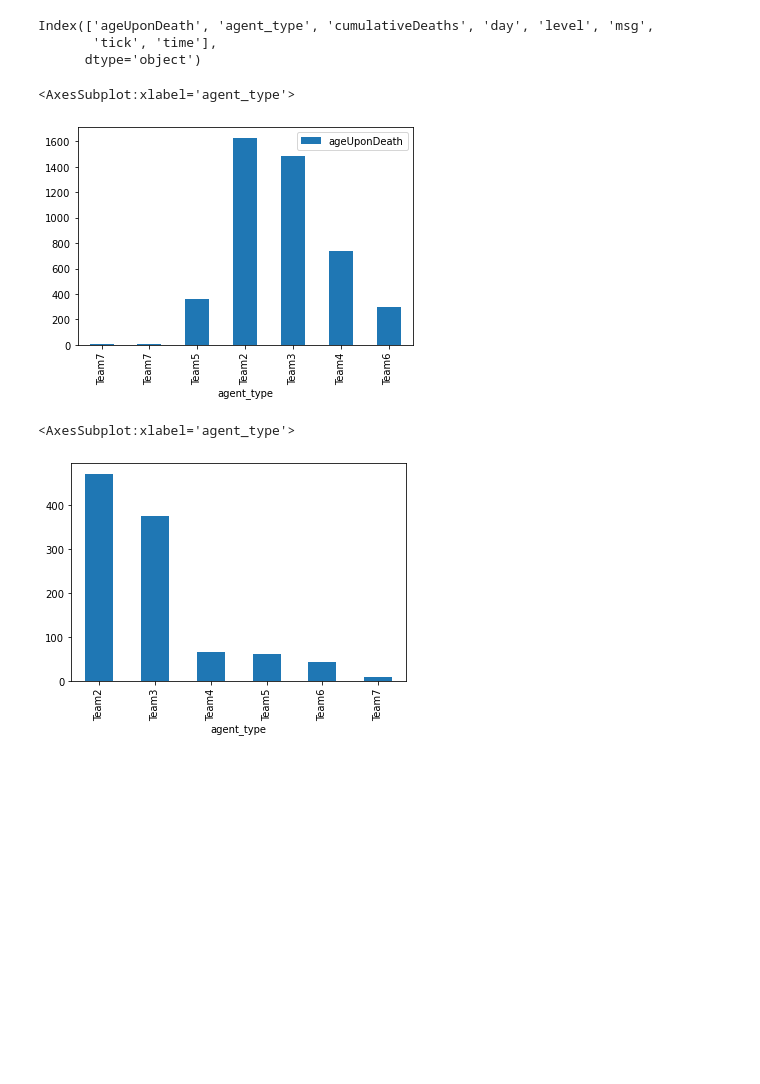
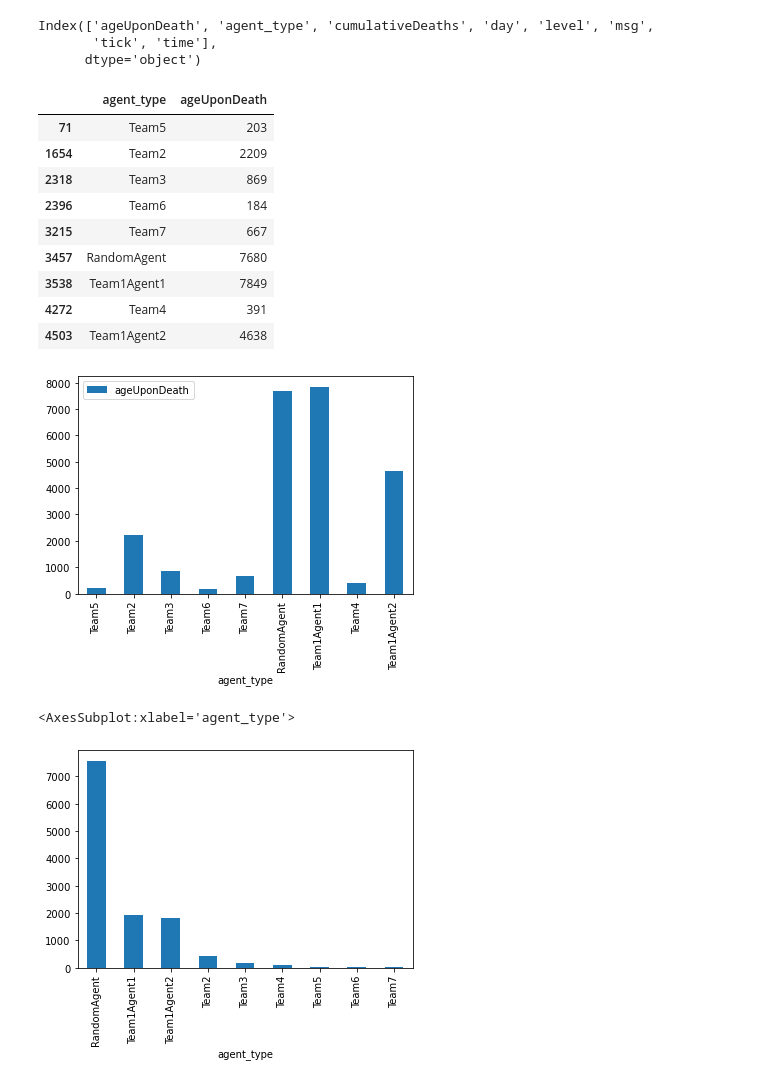
Before and after one commit to SOMAS2021/SOMAS2021, a Jupyter notebook: Experiment.ipynb, the cells around one changed output. Saved outputs shown, nothing was run; the diff lists cells and outputs as text; code cells hidden in the pictures; blank space fills up the shorter version.

```diff
--- a/Experiment.ipynb
+++ b/Experiment.ipynb
@@ -193,7 +193,7 @@ foodtakenDistributionVsHp(fileName, 7, 5)
 # Read from json
 # %%
 # Use death instead
-td = pd.read_json("log_plot/2022-01-09-19-18-17_10000/death.json", lines = True)
+td = pd.read_json("log_plot/2022-01-11-20-21-11_A1_R2_W15_10000/death.json", lines = True)
 
 print(td.columns)
 # %% [output]
@@ -203,13 +203,23 @@ Index(['ageUponDeath', 'agent_type', 'cumulativeDeaths', 'day', 'level', 'msg',
 # %%
 # max survive days over each agent
 t_all = td
 plotdata = pd.DataFrame(t_all, columns = ['agent_type','ageUponDeath'])
 idx = plotdata.groupby(['agent_type'])['ageUponDeath'].transform(max) == plotdata['ageUponDeath']
 PD = plotdata[idx]
 PD.plot(x='agent_type',kind='bar')
+PD
 # %% [output]
-<AxesSubplot:xlabel='agent_type'>
+|  | agent_type | ageUponDeath |
+| 71 | Team5 | 203 |
+| 1654 | Team2 | 2209 |
+| 2318 | Team3 | 869 |
+| 2396 | Team6 | 184 |
+| 3215 | Team7 | 667 |
+| 3457 | RandomAgent | 7680 |
+| 3538 | Team1Agent1 | 7849 |
+| 4272 | Team4 | 391 |
+| 4503 | Team1Agent2 | 4638 |
-[figure, old version]
+[figure, new version]
 # %%
 # mean day survive per agent
 t_all = td
@@ -221,4 +231,4 @@ A_sorted = A_sorted.groupby(['agent_type'])['ageUponDeath'].mean()
 A_sorted.plot(x='agent_type',kind='bar')
 # %% [output]
 <AxesSubplot:xlabel='agent_type'>
-[figure, old version]
+[figure, new version]
```
Also changed, not shown: parts of 3 cells of this notebook, 43 other files.
